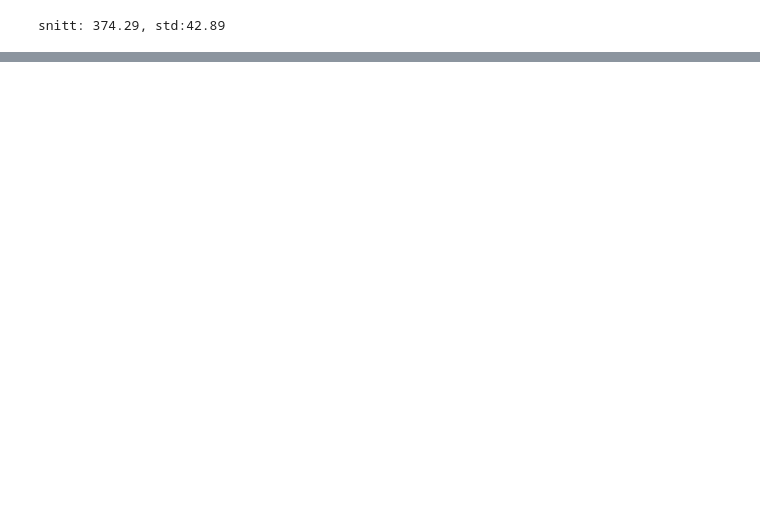
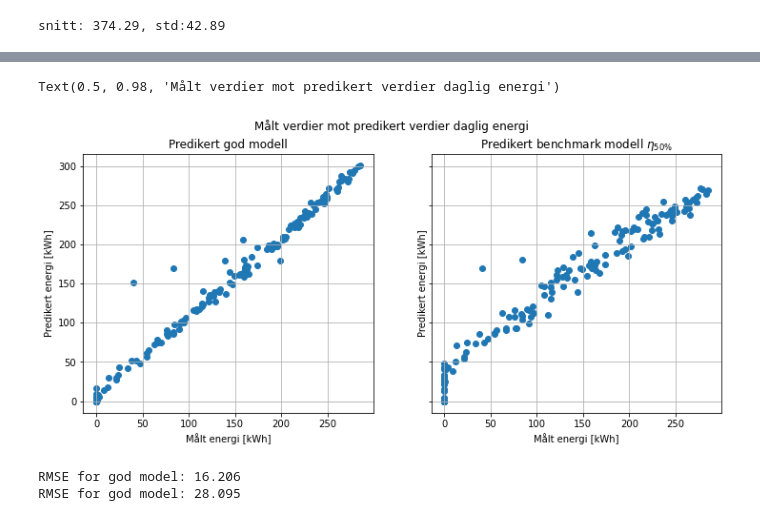
Before and after one commit to stianteien/FYS375-Solcelle, a Jupyter notebook: Databehandling.ipynb, the cells around one changed output, grey strips where cells are left out. Drawn from its saved outputs; the diff is of its cells as text; code cells hidden in the pictures; blank space fills up the shorter version.

Commit message:
alle Q under 0 blir 0, lagd subplot, RMSE og ryddet litt

```diff
--- a/Databehandling.ipynb
+++ b/Databehandling.ipynb
@@ -313,12 +225,13 @@ $\eta = \frac{Q}{GA} = \frac{\dot{m} * c * \Delta T}{GA}$
 # %%
 Fr = 0.69718706
-Ul = -8.26780434
+Ul = 7.55036028
 tau = 0.85
 alpha = 0.95
 areal = 67.2
 #data["pred eta"] = Fr * (tau * alpha) - Fr * Ul * (data["Inlet Temperature (C)"] -data["Ambient Temperature (C)"])/ data["Irradiance (W/m2)"]
 #data["eta"] = (data["Mass flow (g/s)"] * 4.183 * (data["Outlet Temperature (C)"] - data["Inlet Temperature (C)"]))/( data["Irradiance (W/m2)"]*areal)
+#data["x"] = (data["Inlet Temperature (C)"] -data["Ambient Temperature (C)"])/ data["Irradiance (W/m2)"]
 
-data["pred Q [W]"] = Fr * (tau * alpha) * data["Irradience (W/m2)"] * areal - Fr * Ul * (data["Inlet Temperature (C)"] -data["Ambient Temperature (C)"]) * areal
+data["pred Q [W]"] = Fr * (tau * alpha) * data["Irradiance (W/m2)"] * areal - Fr * Ul * (data["Inlet Temperature (C)"] -data["Ambient Temperature (C)"]) * areal
 data["pred energi [kWh]"] = data["pred Q [W]"] * (1/60) * 1e-3
-data["dårligmodell [kWh]"] = data['Irradience (W/m2)'] * areal * 0.5 * (1/60) * 1e-3
+data["dårligmodell [kWh]"] = data['Irradiance (W/m2)'] * areal * 0.5 * (1/60) * 1e-3
@@ -368,0 +240,4 @@ data_per_dag["energi [kWh]"].sum()/67.2
+# %%
+t = data["pred energi [kWh]"].to_numpy()
+t[t < 0] = 0
+data["pred energi [kWh]"] = t
@@ -368,0 +262,27 @@ data_per_dag["energi [kWh]"].sum()/67.2
+# %%
+fig, (ax1, ax2) = plt.subplots(nrows=1, ncols=2, sharey = True, figsize=(12,5))
+ax1.scatter(data_per_dag["energi [kWh]"], data_per_dag["pred energi [kWh]"])
+ax1.set_title("Predikert god modell")
+ax2.scatter(data_per_dag["energi [kWh]"], data_per_dag["dårligmodell [kWh]"])
+ax2.set_title("Predikert benchmark modell $\eta_{50\%}$")
+ax1.grid(); ax2.grid()
+
+ax1.set_xlabel("Målt energi [kWh]"); ax2.set_xlabel("Målt energi [kWh]")
+ax1.set_ylabel("Predikert energi [kWh]"); ax2.set_ylabel("Predikert energi [kWh]")
+fig.suptitle("Målt verdier mot predikert verdier daglig energi")
+#plt.legend()
+
+#plt.ylim(0,300)
+#plt.xlim(0,300)
+# %% [output]
+Text(0.5, 0.98, 'Målt verdier mot predikert verdier daglig energi')
+[figure, added]
+# %%
+from sklearn.metrics import mean_squared_error
+import math
+
+print(f"RMSE for god model: {math.sqrt(mean_squared_error(data_per_dag['energi [kWh]'], data_per_dag['pred energi [kWh]'])):.3f}")
+print(f"RMSE for god model: {math.sqrt(mean_squared_error(data_per_dag['energi [kWh]'], data_per_dag['dårligmodell [kWh]'])):.3f}")
+# %% [output]
+RMSE for god model: 16.206
+RMSE for god model: 28.095
```
Also changed, not shown: parts of 42 cells of this notebook.
